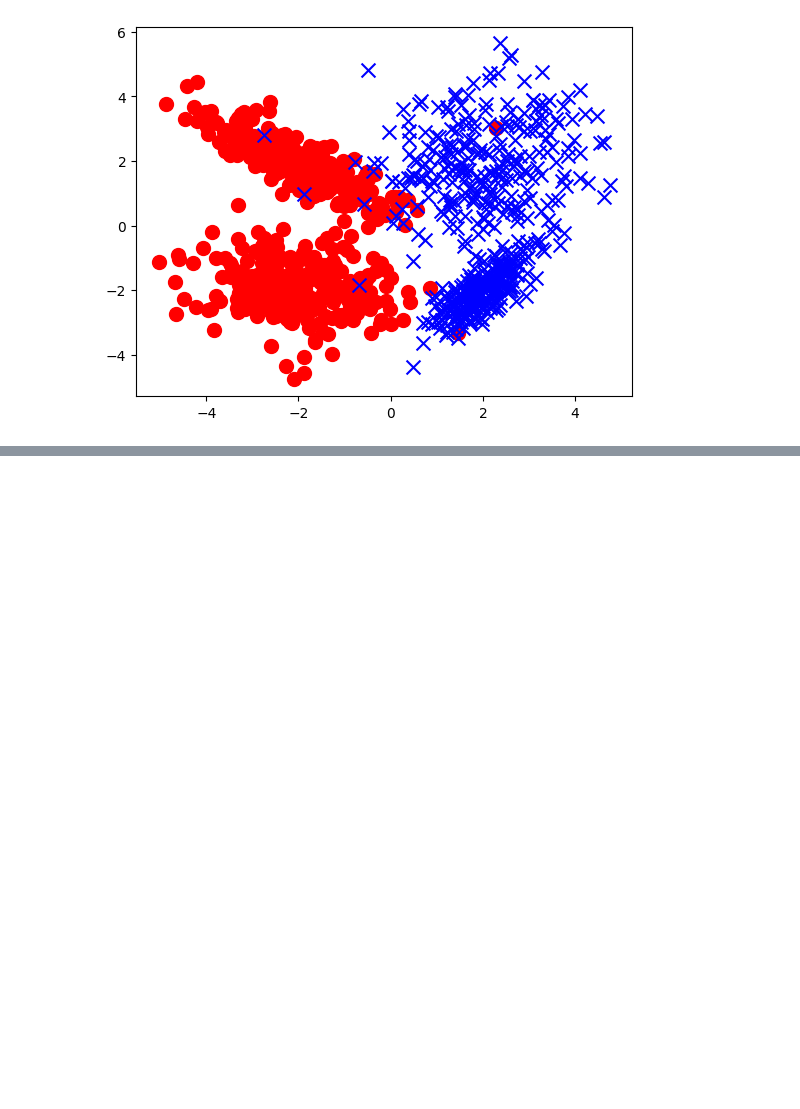
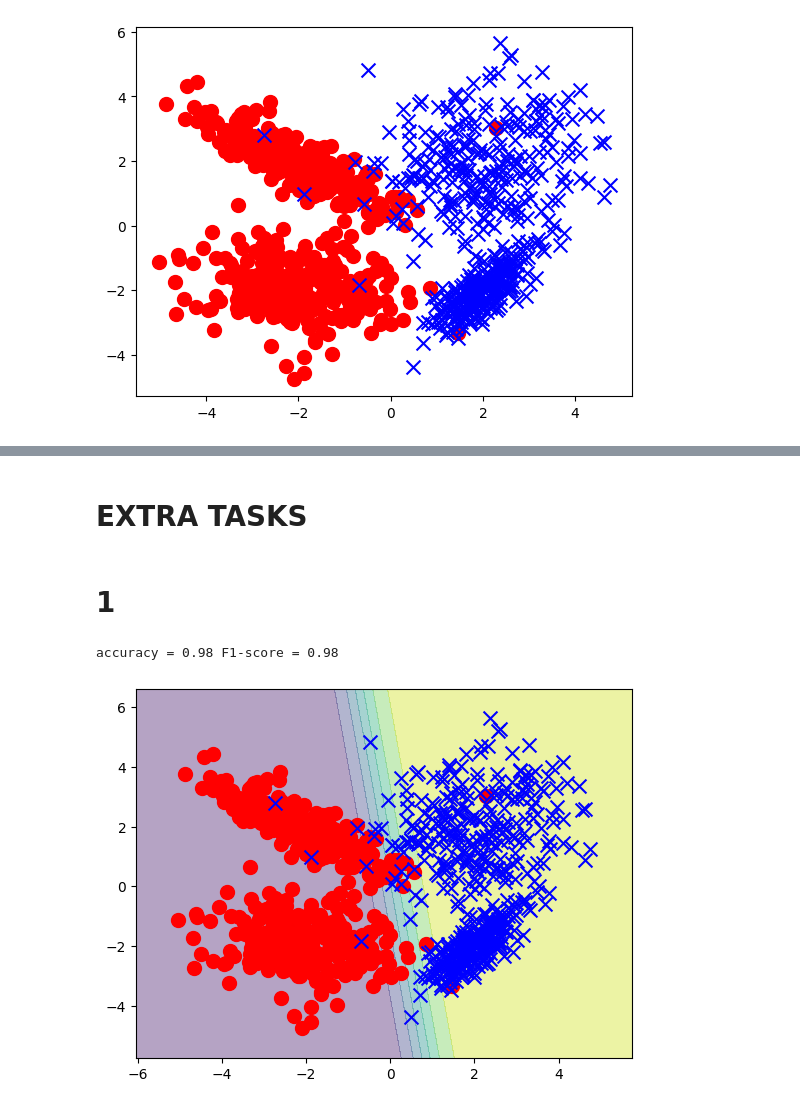
Before and after one commit to BUSH222/misis_ml_course_sem6, a Jupyter notebook: ML2.1 logistic regression/2.1.ipynb, the cells around one changed output, grey strips where cells are left out. Saved outputs shown, nothing was run; the diff lists cells and outputs as text; code cells hidden in the pictures; blank space fills up the shorter version.

```diff
--- a/ML2.1 logistic regression/2.1.ipynb
+++ b/ML2.1 logistic regression/2.1.ipynb
@@ -34,0 +84,28 @@ class SGD():
+# %%
+from sklearn.linear_model import LogisticRegression
+model = LogisticRegression()
+model.fit(X, y)
+y_pred_lr = model.predict(X)
+# %% [markdown]
+# EXTRA TASKS
+# %% [markdown]
+# 1
+# %%
+from sklearn.metrics import accuracy_score, f1_score
+ac = accuracy_score(y, y_pred_lr)
+f1 = f1_score(y, y_pred_lr)
+print(f'accuracy = {ac:.2f} F1-score = {f1:.2f}')
+xx, yy = np.meshgrid(
+    np.arange(X.min(axis=0)[1]-1, X.max(axis=0)[1]+1, 0.01),
+    np.arange(X.min(axis=0)[2]-1, X.max(axis=0)[2]+1, 0.01))
+XX = np.array(list(zip(xx.ravel(), yy.ravel()))).reshape((-1, 2))
+XX = np.array([(1, *xx) for xx in XX])
+Z = model.predict_proba(XX)[:, 1]
+Z = Z.reshape(xx.shape)
+plt.contourf(xx, yy, Z, alpha=0.4)
+plt.scatter(X[:, 1][y==0], X[:, 2][y==0], marker="o", c='r', s=100)
+plt.scatter(X[:, 1][y==1], X[:, 2][y==1], marker="x", c='b', s=100)
+plt.show()
+# %% [output]
+accuracy = 0.98 F1-score = 0.98
+[figure, added]
```
Also changed, not shown: parts of 6 cells of this notebook, 4 other files.
